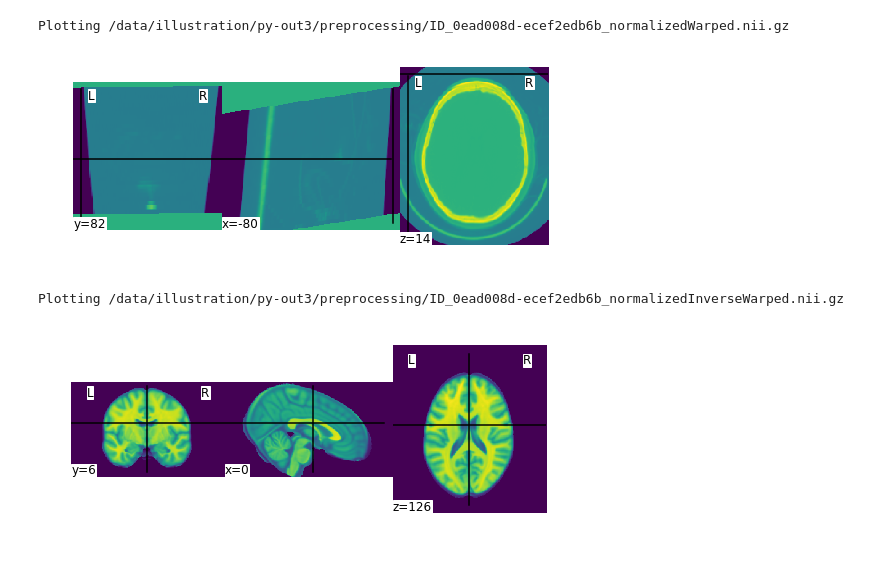
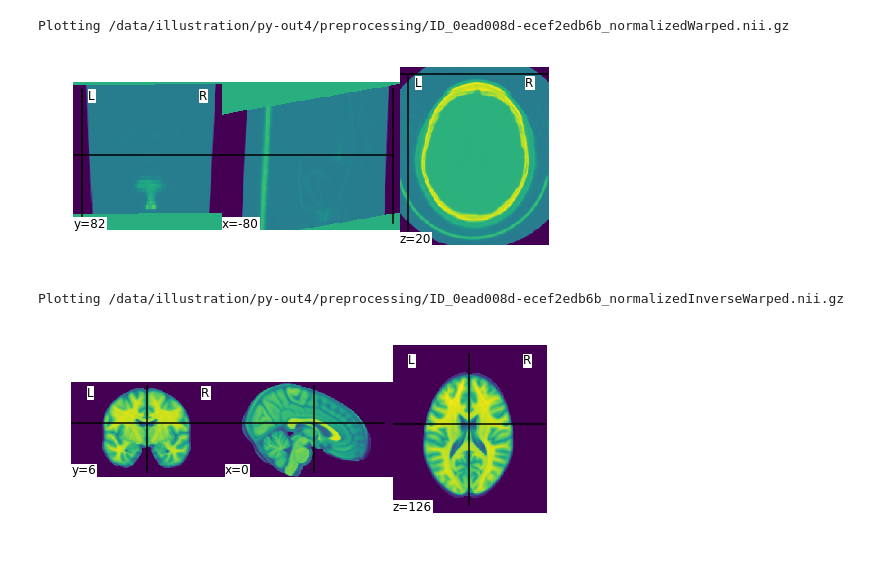
Before and after one commit to zhbai/AutoCT, a Jupyter notebook: notebooks/illustration.ipynb, the cells around one changed output. Cells and saved outputs as stored; diff of their text form; code cells hidden in the pictures.

```diff
--- a/notebooks/illustration.ipynb
+++ b/notebooks/illustration.ipynb
@@ -12,7 +7,7 @@ import pandas as pd
 from os.path import join
 from IPython.display import display
 # %%
-output = '/data/illustration/py-out3'
+output = '/data/illustration/py-out4'
 mni_file = 'illustration_data/MNI152_T1_1mm_brain.nii'
 atlas_file = 'illustration_data/New_atlas_cort_asym_sub.nii.gz'
 template_file = 'illustration_data/T_template0.nii.gz'
@@ -38,15 +33,15 @@ preprocessing(preprocessing_args)
 # %%
 nii_files = glob(join(preprocessing_dir, "*.nii.gz"))
 
 for nii_file in nii_files:
     print('Plotting {0}'.format(nii_file))
-    plot_img(nii_file)
+    plotting.plot_img(nii_file)
     plotting.show()
 # %% [output]
-Plotting /data/illustration/py-out3/preprocessing/ID_0ead008d-ecef2edb6b_normalizedWarped.nii.gz
+Plotting /data/illustration/py-out4/preprocessing/ID_0ead008d-ecef2edb6b_normalizedWarped.nii.gz
-[figure, old version]
+[figure, new version]
-Plotting /data/illustration/py-out3/preprocessing/ID_0ead008d-ecef2edb6b_normalizedInverseWarped.nii.gz
+Plotting /data/illustration/py-out4/preprocessing/ID_0ead008d-ecef2edb6b_normalizedInverseWarped.nii.gz
-[figure, old version]
+[figure, new version]
 # %%
 skull_strip_dir = join(output, 'brains')
 skull_strip_args = [join(preprocessing_dir, '*_normalizedWarped.nii.gz'),
```
Also changed, not shown: parts of 10 cells of this notebook.
